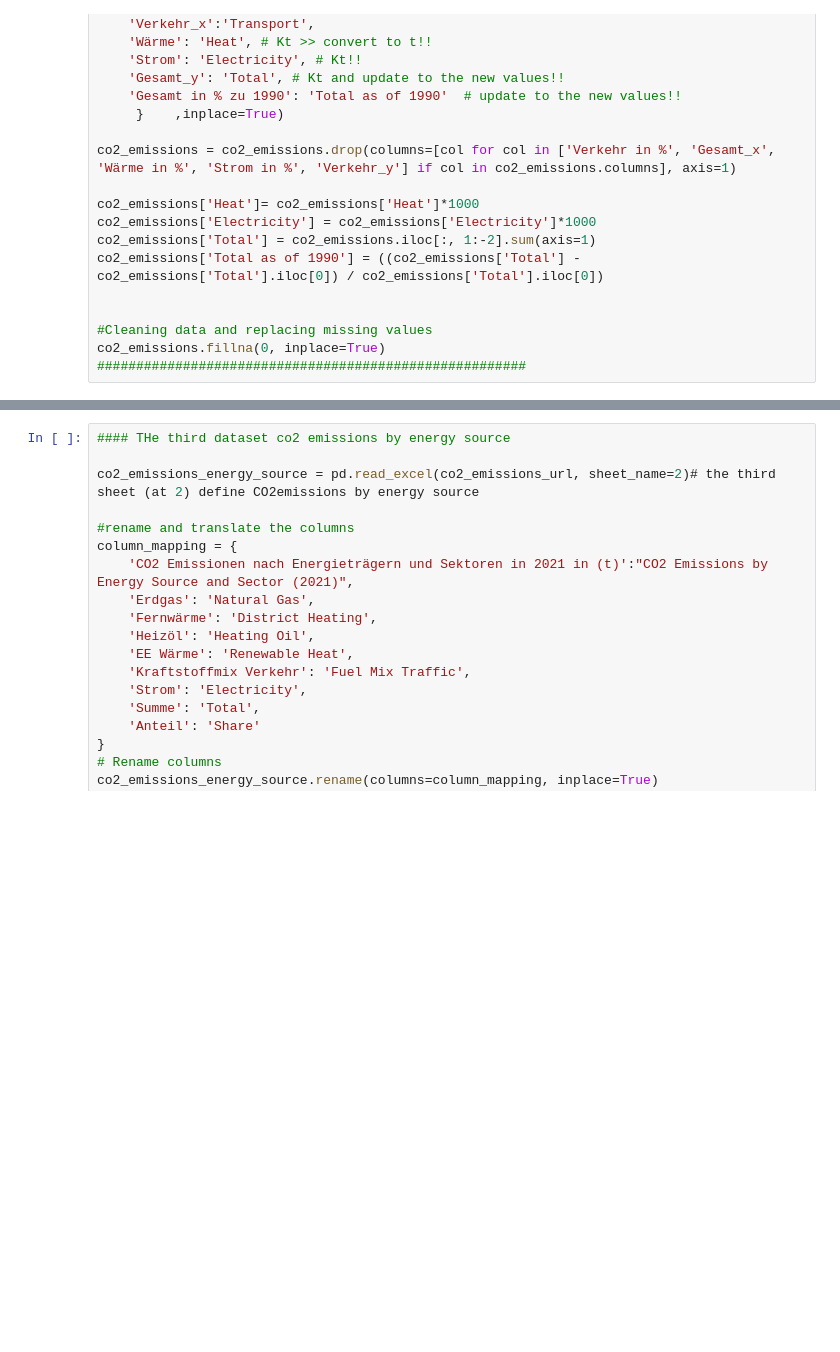
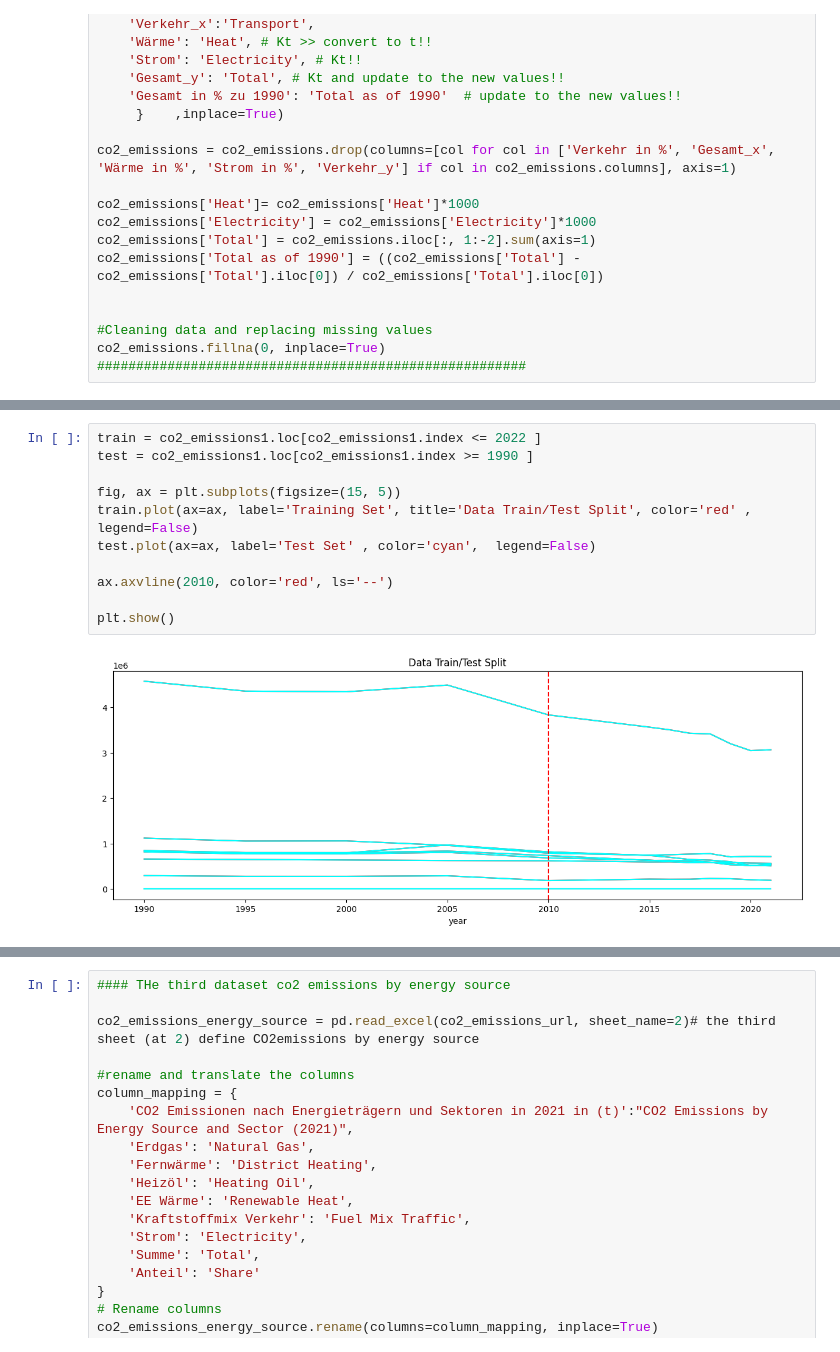
Before and after one commit to AsmaFarag95/made-template, a Jupyter notebook: project/report.ipynb, the cells around one changed output, grey strips where cells are left out. Cells and saved outputs as stored; diff of their text form; blank space fills up the shorter version.

```diff
--- a/project/report.ipynb
+++ b/project/report.ipynb
@@ -278,0 +521,13 @@ plt.show()
+# %%
+train = co2_emissions1.loc[co2_emissions1.index <= 2022 ]
+test = co2_emissions1.loc[co2_emissions1.index >= 1990 ]
+
+fig, ax = plt.subplots(figsize=(15, 5))
+train.plot(ax=ax, label='Training Set', title='Data Train/Test Split', color='red' , legend=False)
+test.plot(ax=ax, label='Test Set' , color='cyan',  legend=False)
+
+ax.axvline(2010, color='red', ls='--')
+
+plt.show()
+# %% [output]
+[figure, added]
```
Also changed, not shown: parts of 36 cells of this notebook.
